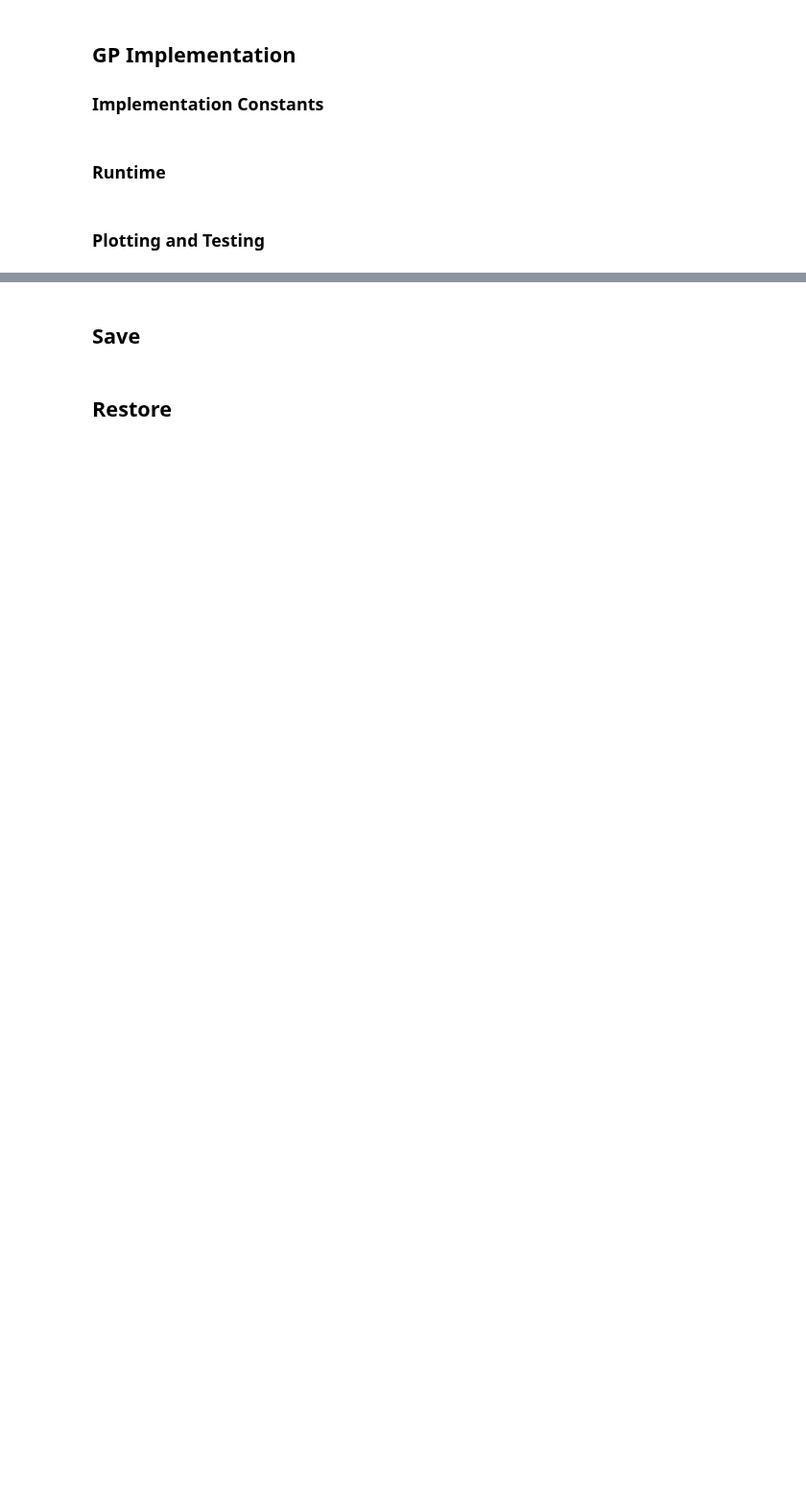
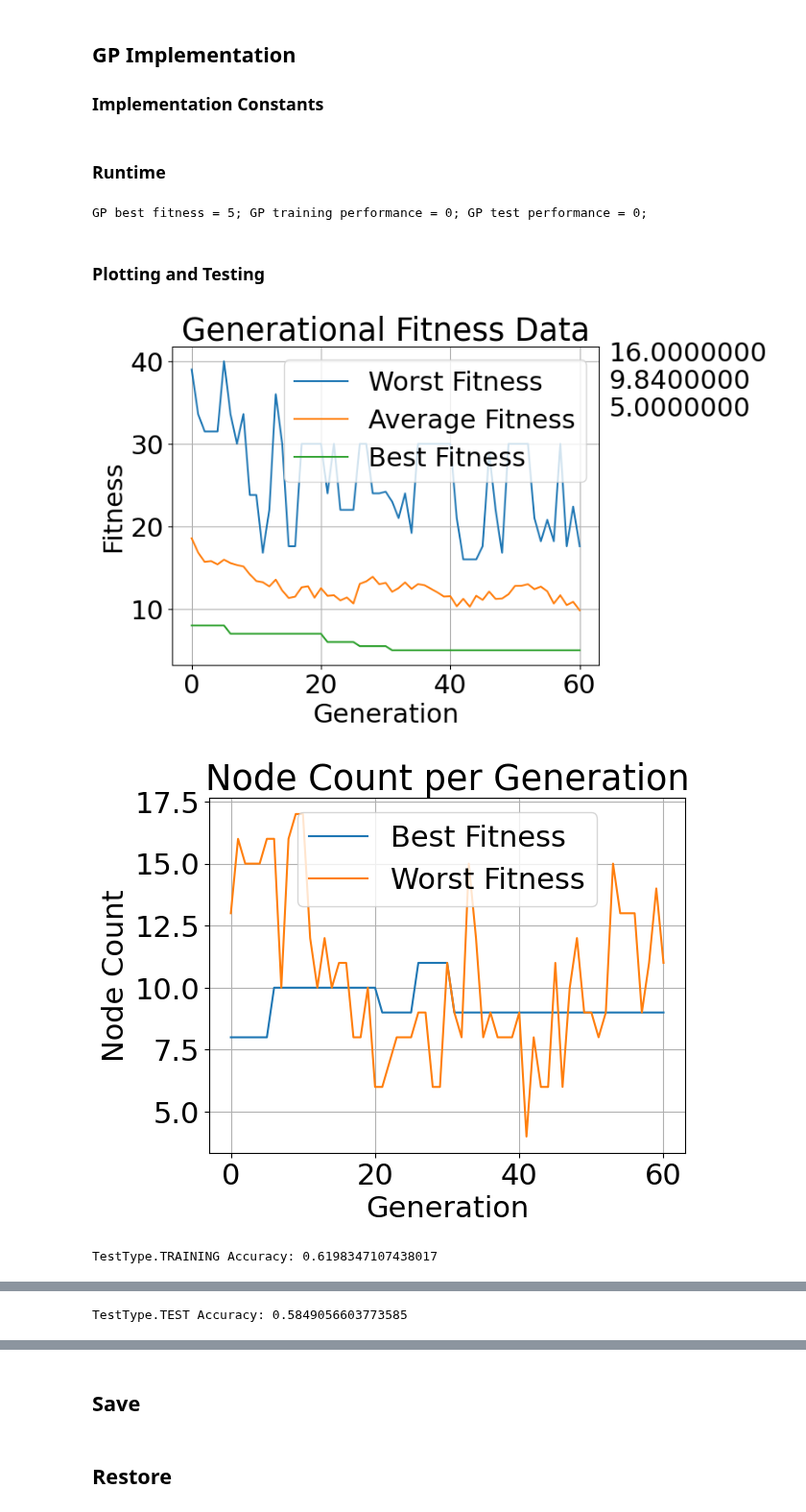
Before and after one commit to SethCram/CS472-EvolutionaryComputation, a Jupyter notebook: Proj4_BreastCancerResearch/NNwithGAvsGP.ipynb, the cells around one changed output, grey strips where cells are left out. Shown at 96% size. Saved outputs shown, nothing was run; the diff lists cells and outputs as text; code cells hidden in the pictures; blank space fills up the shorter version.

```diff
--- a/Proj4_BreastCancerResearch/NNwithGAvsGP.ipynb
+++ b/Proj4_BreastCancerResearch/NNwithGAvsGP.ipynb
@@ -136,6 +136,11 @@ class InitType(Enum):
 class NodeType(Enum):
     TERMINAL = 0
     NONTERMINAL = 1
+
+class TestType(Enum):
+    TRAINING = 0
+    VALIDATION = 1
+    TEST = 2
 # %% [markdown]
 ## Helper Functions
 # %%
@@ -913,13 +815,11 @@ ALGORITHM_ITERATIONS = 2
 # %% [markdown]
 ### Runtime
 # %%
-start_time = time.time()
-
 #shrink datatset for faster training
-x_train_subset = x_train[0:10]
-y_train_subset = y_train[0:10]
-x_test_subset = x_test[0:10]
-y_test_subset = y_test[0:10]
+x_train_subset = x_train[0:30] #[0:10] = 3 minute runtime, [0:30] = 8 minute runtime
+y_train_subset = y_train[0:30]
+x_test_subset = x_test[0:30]
+y_test_subset = y_test[0:30]
 
 for i in range(ALGORITHM_ITERATIONS):
 
@@ -1003,14 +903,20 @@ for i in range(ALGORITHM_ITERATIONS):
         bestGPFitness = gp.bestFitness[-1]
         bestGP = gp
 
-print(f"Runtime took {time.time() - start_time} seconds.")
+print(bestGP)
+# %% [output]
+GP best fitness = 5; GP training performance = 0; GP test performance = 0;
 # %% [markdown]
 ### Plotting and Testing
 # %%
 bestGP.PlotGenerationalFitness()
 bestGP.PlotGenerationalNodeCount()
 
 #compare to whole train set
-bestGP.Test(x_train, y_train, testType='Training')
+bestGP.Test(x_train, y_train, TestType.TRAINING)
 #compare to whole test set outside of bounds
-bestGP.Test(x_test, y_test, testType='Test')
+bestGP.Test(x_test, y_test, TestType.TEST)
+# %% [output]
+[figure, added]
+[figure, added]
+TestType.TRAINING Accuracy: 0.6198347107438017
@@ -1016,0 +924 @@ bestGP.Test(x_test, y_test, testType='Test')
+TestType.TEST Accuracy: 0.5849056603773585
```
Also changed, not shown: parts of 16 cells of this notebook, 2 other files.
